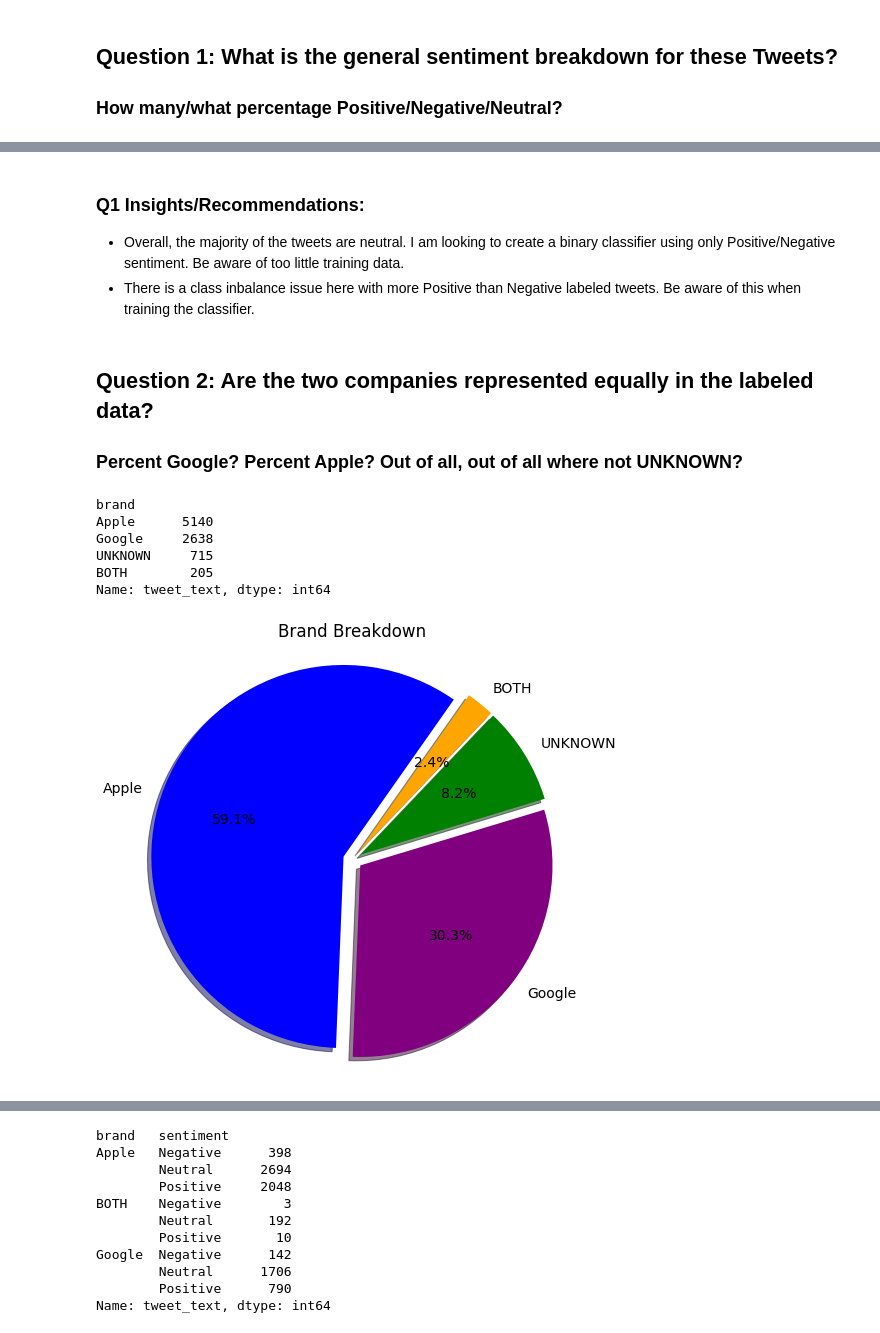
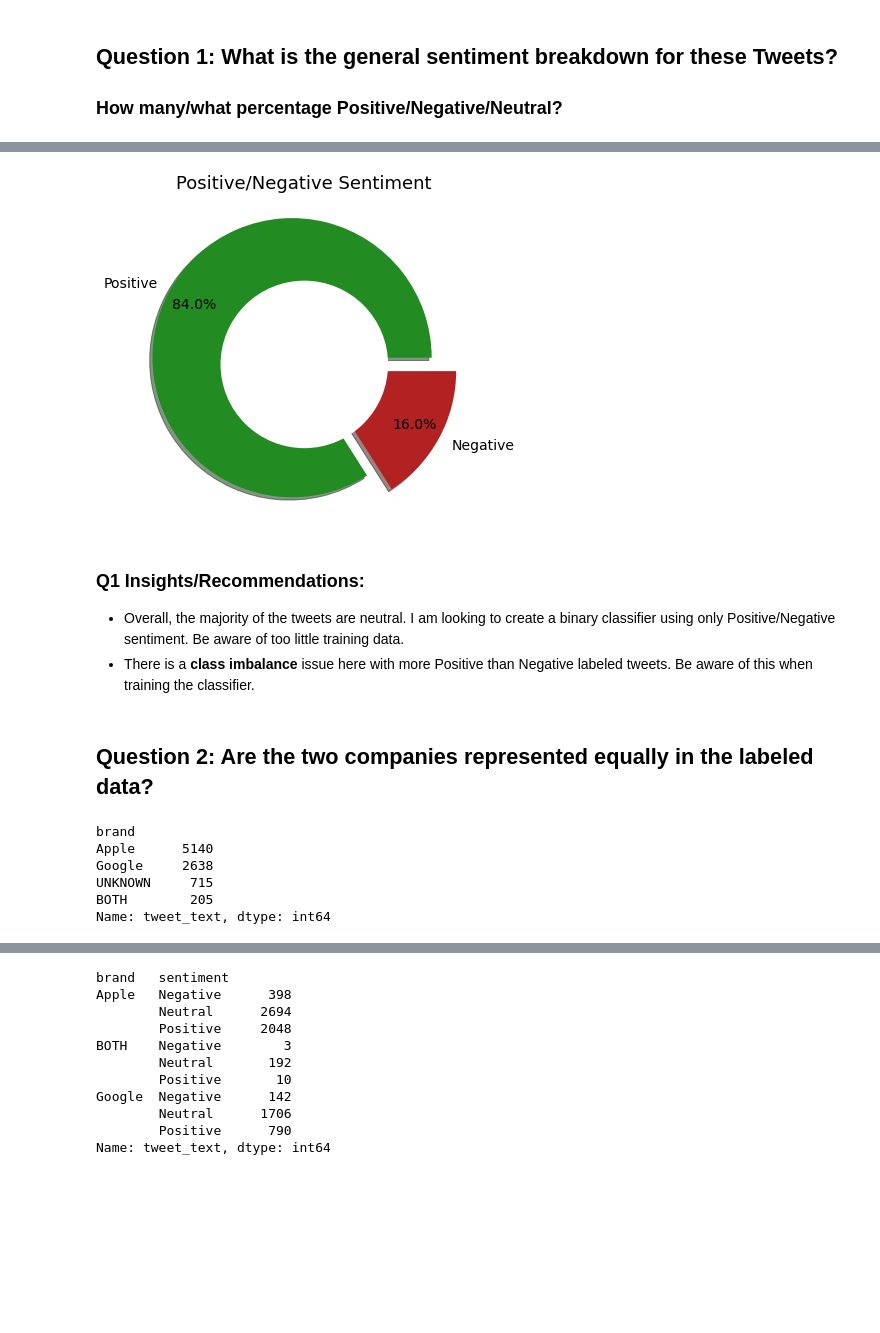
Before and after one commit to lspope/dsc-phase-4-project, a Jupyter notebook: notebooks/eda.ipynb, the cells around one changed output, grey strips where cells are left out. Saved outputs shown, nothing was run; the diff lists cells and outputs as text; code cells hidden in the pictures; blank space fills up the shorter version.

```diff
--- a/notebooks/eda.ipynb
+++ b/notebooks/eda.ipynb
@@ -63,10 +60,28 @@ plt.show()
+# %%
+fig2, ax2 = plt.subplots(figsize=(6,6))
+
+my_explode = (0.1, 0.1)
+my_colors = ['forestgreen', 'firebrick']
+plt.pie(by_sentiment_pos_neg, labels=by_sentiment_pos_neg.index, autopct='%1.1f%%', shadow=True,
+        pctdistance=0.80, explode=my_explode, colors=my_colors)
+plt.title('Positive/Negative Sentiment', size='18')
+
+#draw circle and convert pie chart to Donut Chart
+centre_circle = plt.Circle((0,0),0.60,fc='white')
+fig2 = plt.gcf()
+fig2.gca().add_artist(centre_circle)
+
+# Equal aspect ratio ensures that pie is drawn as a circle
+ax2.axis('equal')
+plt.show()
+# %% [output]
+[figure, added]
 # %% [markdown]
 ### Q1 Insights/Recommendations:
 * Overall, the majority of the tweets are neutral. I am looking to create a binary classifier using only Positive/Negative sentiment. Be aware of too little training data.
-* There is a class inbalance issue here with more Positive than Negative labeled tweets. Be aware of this when training the classifier.
+* There is a __class imbalance__ issue here with more Positive than Negative labeled tweets. Be aware of this when training the classifier.
 # %% [markdown]
 ## Question 2: Are the two companies represented equally in the labeled data?
-### Percent Google? Percent Apple?  Out of all, out of all where not UNKNOWN?
 # %%
 by_brand = cleaned_tweets.groupby('brand')['tweet_text'].count()
 by_brand.sort_values(ascending=False, inplace=True)
@@ -79,14 +94,3 @@ Google     2638
 UNKNOWN     715
 BOTH        205
 Name: tweet_text, dtype: int64
-# %%
-plfig = plt.figure(figsize = (8, 8))
-my_explode = (0.05, 0.05, 0.05, 0.05)
-my_colors = ['blue', 'purple', 'green', 'orange']
-plt.rcParams.update({'font.size': 14})
-plt.pie(by_brand, labels=by_brand.index, autopct='%1.1f%%', startangle=55, shadow =True, colors=my_colors, explode=my_explode)
-plt.title('Brand Breakdown')
-plt.axis('equal')
-plt.show()
-# %% [output]
-[figure, removed]
```
Also changed, not shown: parts of 10 cells of this notebook, 35 other files.
